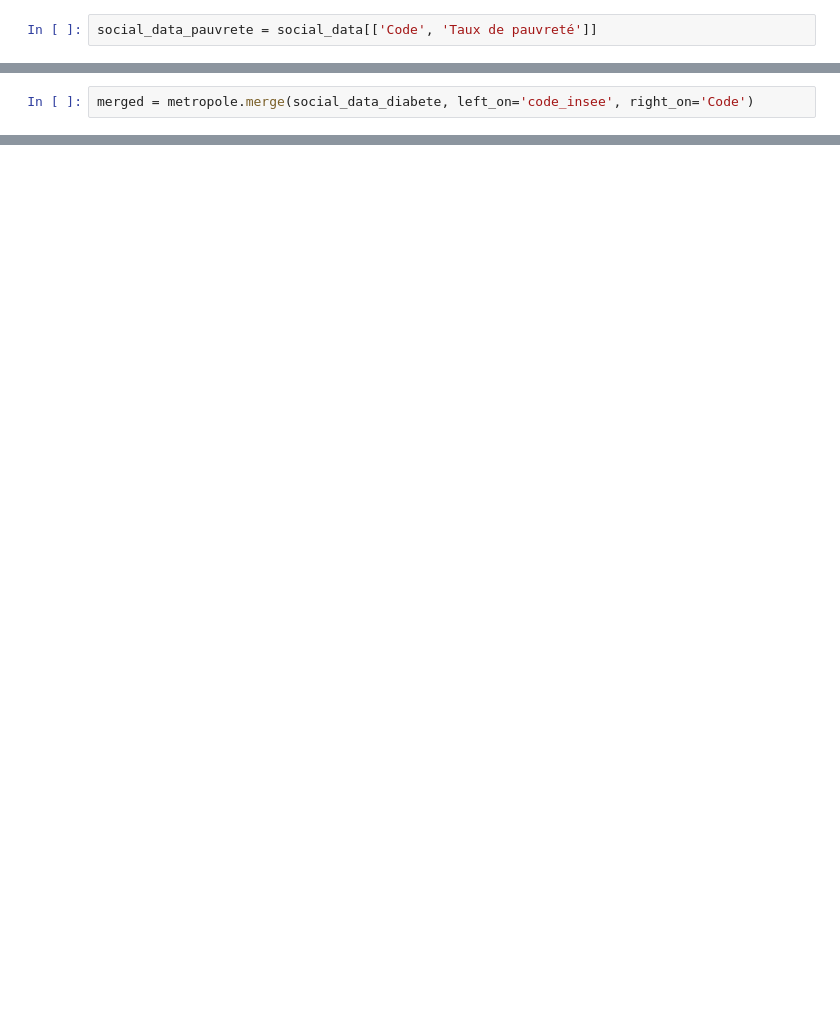
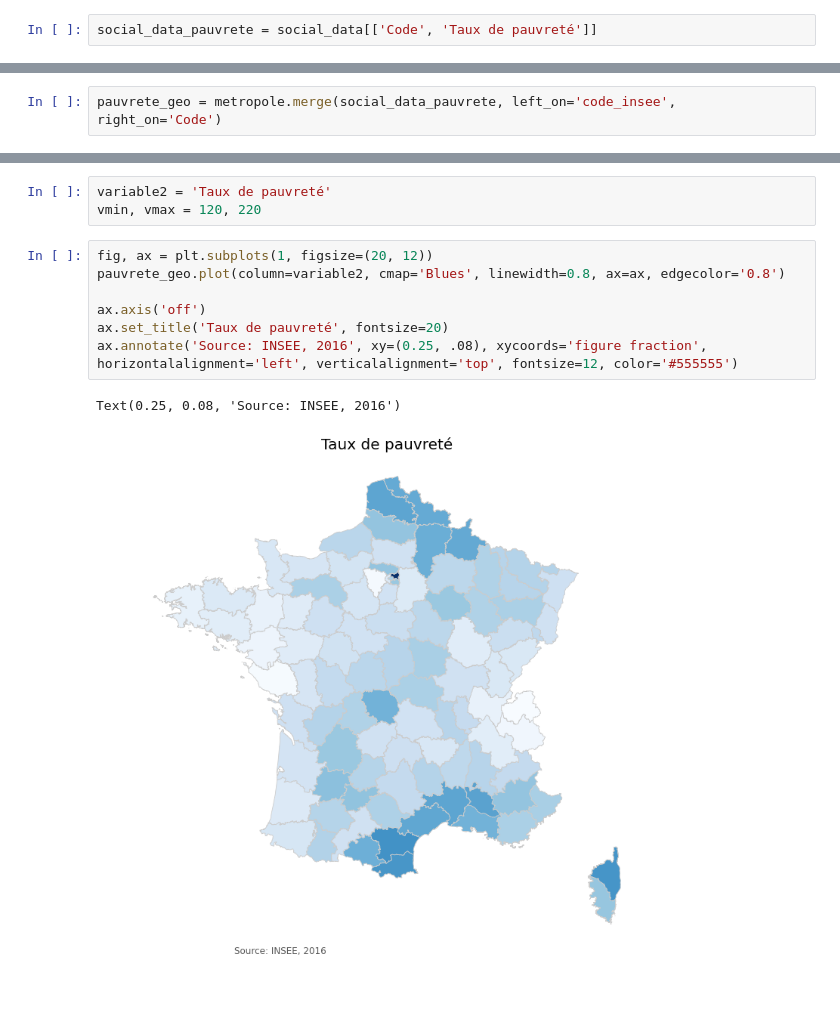
Before and after one commit to DonFeli/Projet_Inegalites, a Jupyter notebook: Projet_visualisation.ipynb, the cells around one changed output, grey strips where cells are left out. Cells and saved outputs as stored; diff of their text form; blank space fills up the shorter version.

```diff
--- a/Projet_visualisation.ipynb
+++ b/Projet_visualisation.ipynb
@@ -129,2 +135,2 @@ social_data_diabete.head()
 # %%
-merged = metropole.merge(social_data_diabete, left_on='code_insee', right_on='Code')
+pauvrete_geo = metropole.merge(social_data_pauvrete, left_on='code_insee', right_on='Code')
@@ -161,0 +153,13 @@ Nous vérifierons s'il existe donc une corrélation entre obésité et
+# %%
+variable2 = 'Taux de pauvreté'
+vmin, vmax = 120, 220
+# %%
+fig, ax = plt.subplots(1, figsize=(20, 12))
+pauvrete_geo.plot(column=variable2, cmap='Blues', linewidth=0.8, ax=ax, edgecolor='0.8')
+
+ax.axis('off')
+ax.set_title('Taux de pauvreté', fontsize=20)
+ax.annotate('Source: INSEE, 2016', xy=(0.25, .08), xycoords='figure fraction', horizontalalignment='left', verticalalignment='top', fontsize=12, color='#555555')
+# %% [output]
+Text(0.25, 0.08, 'Source: INSEE, 2016')
+[figure, added]
```
Also changed, not shown: parts of 11 cells of this notebook.
